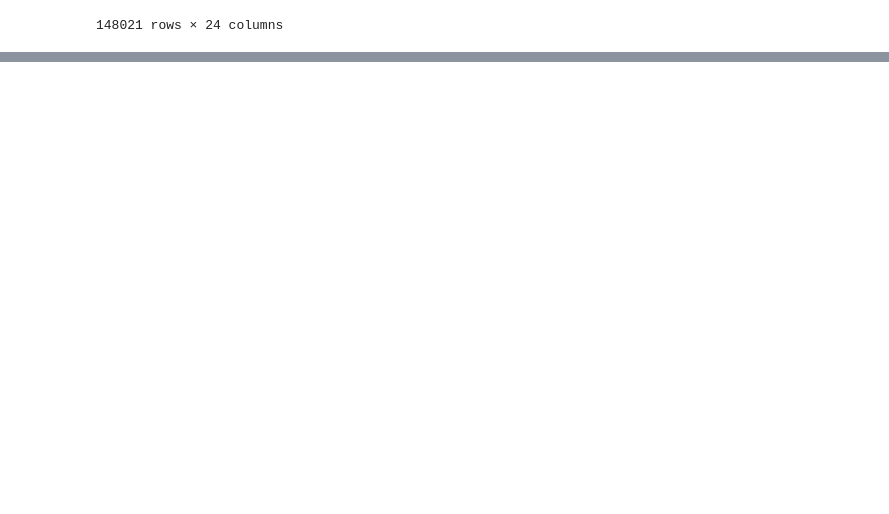
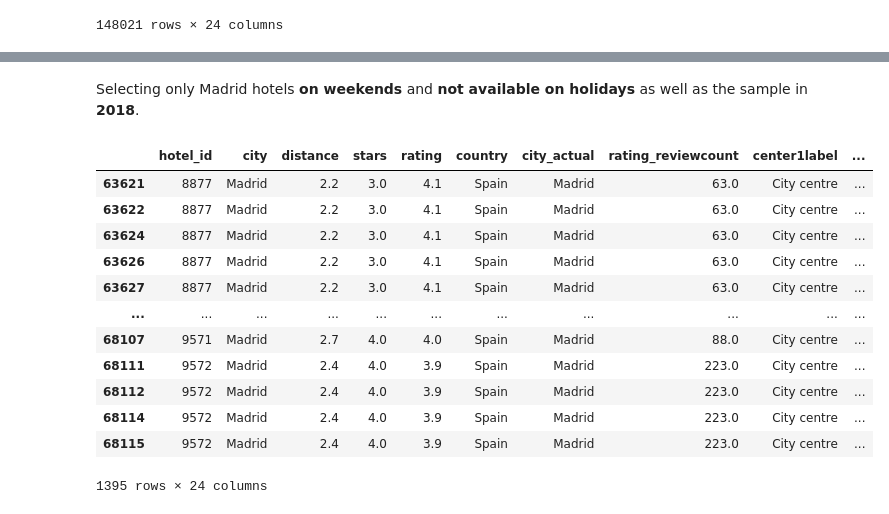
Before and after one commit to Alejandra-savagebriz/DA2, a Jupyter notebook: Assignment2_DA2.ipynb, the cells around one changed output, grey strips where cells are left out. Drawn from its saved outputs; the diff is of its cells as text; code cells hidden in the pictures; blank space fills up the shorter version.

Commit message:
Data cleaning and filtering

```diff
--- a/Assignment2_DA2.ipynb
+++ b/Assignment2_DA2.ipynb
@@ -569,0 +572,4 @@ merged_hotels
+# %%
+# Filtering for Madrid
+filter_test = merged_hotels.loc[merged_hotels["city"].isin(['Madrid'])]
+filter_test.shape
@@ -569,0 +580,4 @@ merged_hotels
+# %%
+# Filter for Hotel accommodation type
+filter_test = filter_test.loc[filter_test["accommodation_type"] == "Hotel"]
+filter_test.shape
@@ -569,0 +611,28 @@ merged_hotels
+# %% [markdown]
+Selecting only Madrid hotels **on weekends** and **not available on holidays** as well as the sample in **2018**.
+# %%
+# Creating a DataFrame for all Madrid hotels on weekends and not on holidays
+madrid_hotels_wh = filter_test[(filter_test['weekend'] == 1) & (filter_test['holiday'] == 0)].copy()
+
+# Selecting only 2018
+madrid_hotels_wh = filter_test[(filter_test['year'] == 2018)].copy()
+# %%
+# Drop hotels that are in 'Madrid' but have different values in 'city_actual' column
+# Checking that 'Madrid' is the city in both 'city' and 'city_actual' columns
+
+madrid_hotels=madrid_hotels_wh[(madrid_hotels_wh['city'] == 'Madrid') & (madrid_hotels_wh['city_actual'] == 'Madrid')]
+madrid_hotels
+# %% [output]
+|  | hotel_id | city | distance | stars | rating | country | city_actual | rating_reviewcount | center1label | ... |
+| 63621 | 8877 | Madrid | 2.2 | 3.0 | 4.1 | Spain | Madrid | 63.0 | City centre | ... |
+| 63622 | 8877 | Madrid | 2.2 | 3.0 | 4.1 | Spain | Madrid | 63.0 | City centre | ... |
+| 63624 | 8877 | Madrid | 2.2 | 3.0 | 4.1 | Spain | Madrid | 63.0 | City centre | ... |
+| 63626 | 8877 | Madrid | 2.2 | 3.0 | 4.1 | Spain | Madrid | 63.0 | City centre | ... |
+| 63627 | 8877 | Madrid | 2.2 | 3.0 | 4.1 | Spain | Madrid | 63.0 | City centre | ... |
+| ... | ... | ... | ... | ... | ... | ... | ... | ... | ... | ... |
+| 68107 | 9571 | Madrid | 2.7 | 4.0 | 4.0 | Spain | Madrid | 88.0 | City centre | ... |
+| 68111 | 9572 | Madrid | 2.4 | 4.0 | 3.9 | Spain | Madrid | 223.0 | City centre | ... |
+| 68112 | 9572 | Madrid | 2.4 | 4.0 | 3.9 | Spain | Madrid | 223.0 | City centre | ... |
+| 68114 | 9572 | Madrid | 2.4 | 4.0 | 3.9 | Spain | Madrid | 223.0 | City centre | ... |
+| 68115 | 9572 | Madrid | 2.4 | 4.0 | 3.9 | Spain | Madrid | 223.0 | City centre | ... |
+1395 rows × 24 columns
```
Also changed, not shown: parts of 6 cells of this notebook.
